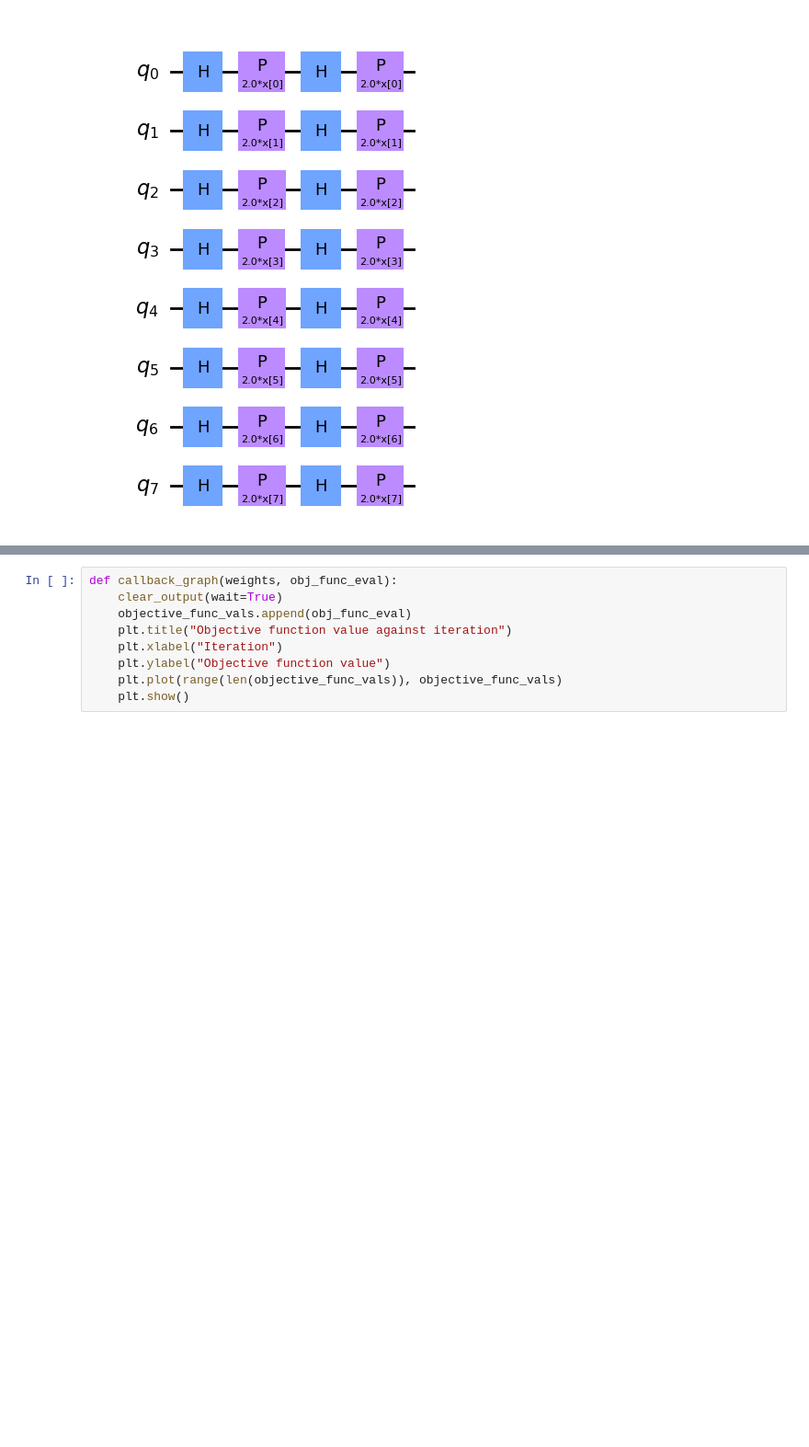
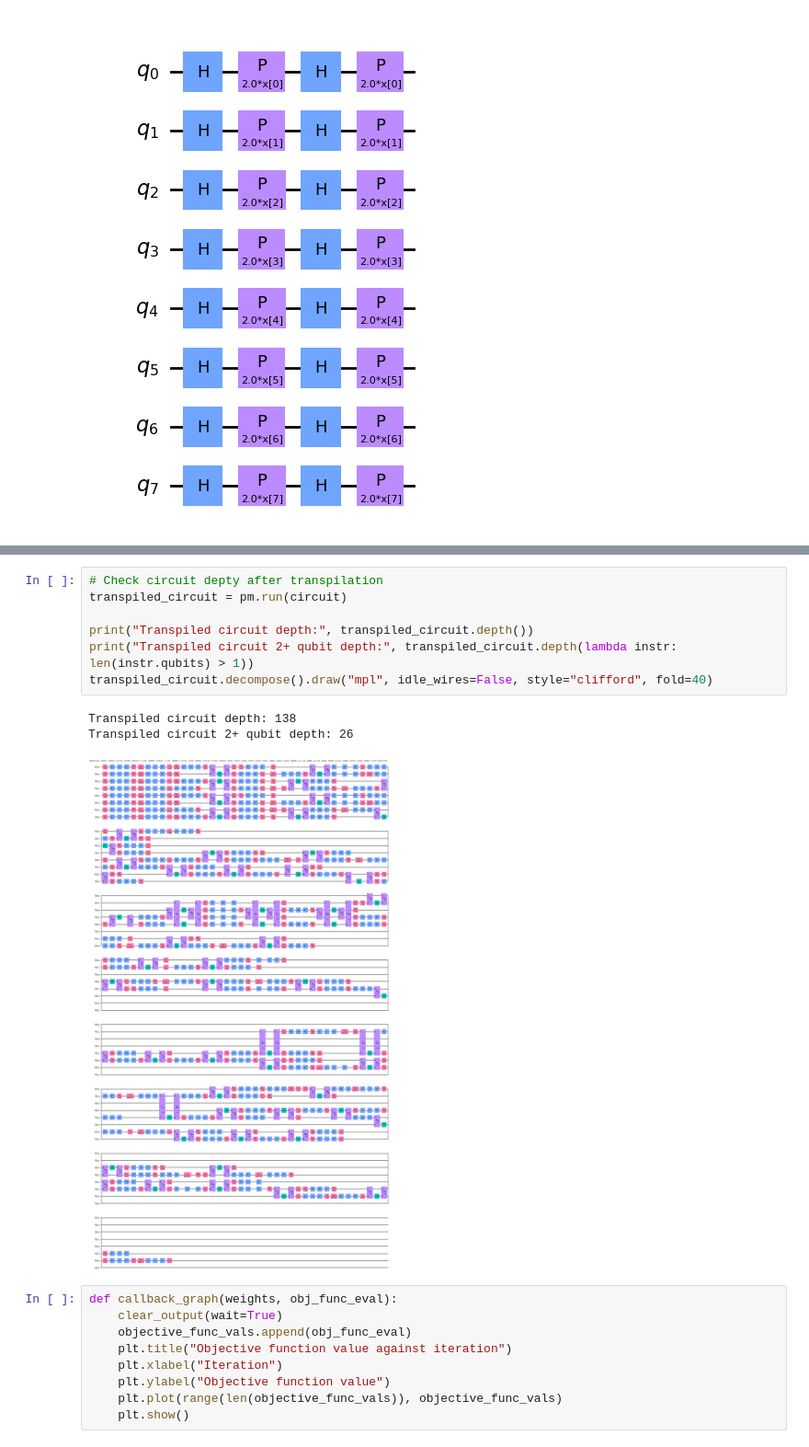
Before and after one commit to coteacarla/Hackathon_QC, a Jupyter notebook: Quantum_Convolution_Neural_Network.ipynb, the cells around one changed output, grey strips where cells are left out. Shown at 92% size. Saved outputs shown, nothing was run; the diff lists cells and outputs as text; blank space fills up the shorter version.

```diff
--- a/Quantum_Convolution_Neural_Network.ipynb
+++ b/Quantum_Convolution_Neural_Network.ipynb
@@ -215,3 +245,14 @@ circuit.draw("mpl", style="clifford")
+# %%
+# Check circuit depty after transpilation
+transpiled_circuit = pm.run(circuit)
+
+print("Transpiled circuit depth:", transpiled_circuit.depth())
+print("Transpiled circuit 2+ qubit depth:", transpiled_circuit.depth(lambda instr: len(instr.qubits) > 1))
+transpiled_circuit.decompose().draw("mpl", idle_wires=False, style="clifford", fold=40)
+# %% [output]
+Transpiled circuit depth: 138
+Transpiled circuit 2+ qubit depth: 26
+[figure, added]
 # %%
 def callback_graph(weights, obj_func_eval):
     clear_output(wait=True)
```
Also changed, not shown: parts of 27 cells of this notebook, 2 other files.
